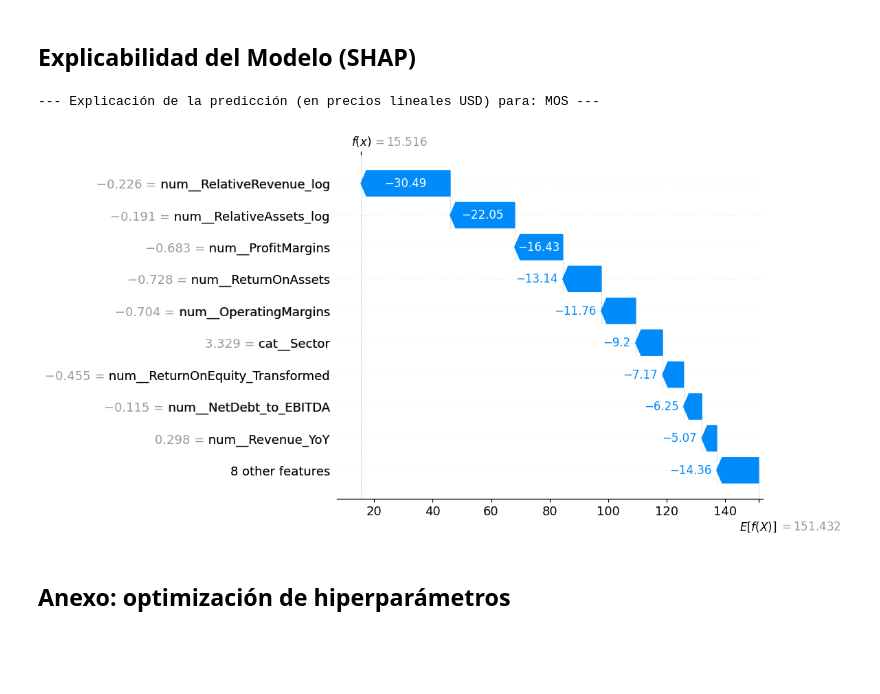
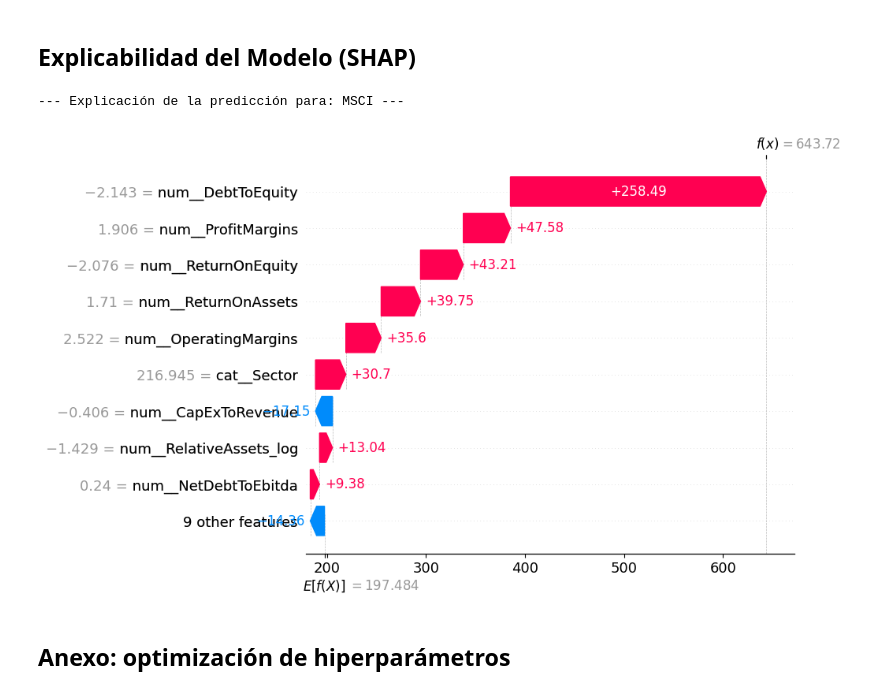
Before and after one commit to sebakremis/FinDataMining, a Jupyter notebook: 03_Modeling.ipynb, the cells around one changed output. Saved outputs shown, nothing was run; the diff lists cells and outputs as text; code cells hidden in the pictures; blank space fills up the shorter version.

```diff
--- a/03_Modeling.ipynb
+++ b/03_Modeling.ipynb
@@ -47,8 +48,11 @@ La mayor parte de las variables fue creada en la fase de extracción.
 # %%
 # Calcular las aceleraciones netas (Momento - Tendencia) para variables de crecimiento.
 # Una vez calculadas, se eliminan las variables trimestrales (reemplazar=True)
-variables_de_crecimiento = ['Revenue_QoQ', 'EBITDA_QoQ', 'FCF_QoQ', 'Capex_QoQ']
+variables_de_crecimiento = ['Revenue_QoQ', 'Ebitda_QoQ', 'Fcf_QoQ', 'CapEx_QoQ']
 df = calcular_acceleration_features(df, variables_de_crecimiento, reemplazar= True)
+# %%
+# Variable flag: empresas con patrimonio negativo
+df['IsNegativeEquity'] = (df['StockholdersEquity'] < 0).astype(int)
 # %%
 # Sectores poco significativos: se agrupan en la categoria "Other"
 # Se saltea en la versión actual
@@ -309,7 +310,7 @@ Reporte exportado en la carpeta data/reports.
 ## Explicabilidad del Modelo (SHAP)
 # %%
 # Seleccionar un Ticker específico a evaluar
-ticker_a_explicar = 'MOS'
+ticker_a_explicar = 'MSCI'
 # %%
 # Extraer los componentes del pipeline
 preprocessor = pipe.named_steps['pre']
@@ -320,52 +321,37 @@ X_test_transformed = preprocessor.transform(X_test)
 
 # Obtener los nombres de las columnas transformadas
 feature_names = preprocessor.get_feature_names_out()
 
 # Crear un DataFrame con los datos transformados para que SHAP lea los nombres
 X_test_shap = pd.DataFrame(X_test_transformed, columns=feature_names, index=X_test.index)
 
-# Definir la función del modelo en escala lineal (dólares en lugar de log)
-def modelo_lineal(X_dataframe):
-    # Se extrae el array de NumPy puro para evitar warnings
-    X_array = X_dataframe.values if hasattr(X_dataframe, 'values') else X_dataframe
-
-    # El modelo predice en logaritmo (Close_log)
-    predicciones_log = rf_model.predict(X_array)
-
-    # Revertimos el logaritmo a escala lineal
-    return np.expm1(predicciones_log)
-
-
 # Verificar que el ticker esté en los datos de test
 if ticker_a_explicar in tickers_test.values:
     # Obtener la posición (índice entero) del ticker en el array de test
     idx = np.where(tickers_test == ticker_a_explicar)[0][0]
 
     # Extraer solo la fila del ticker seleccionado
     X_ticker_eval = X_test_shap.iloc[[idx]]
 
     # Inicializar el explicador de SHAP
-    # Usamos una muestra de 100 datos como "fondo" para calcular el Valor Base promedio en dólares
-    datos_referencia = shap.sample(X_test_shap, 100)
-    explainer = shap.Explainer(modelo_lineal, datos_referencia)
+    explainer = shap.TreeExplainer(rf_model)
 
     # Calcular los valores SHAP (solo para el ticker seleccionado para optimizar tiempo)
     shap_values = explainer(X_ticker_eval)
 
-    print(f"--- Explicación de la predicción (en precios lineales USD) para: {ticker_a_explicar} ---")
+    print(f"--- Explicación de la predicción para: {ticker_a_explicar} ---")
 
     # Crear la figura y visualizar
     plt.figure(figsize=(10, 6))
 
     # Generar el gráfico de cascada (Waterfall plot)
-    # Pasamos shap_values[0] porque ahora solo evaluamos 1 fila
     shap.plots.waterfall(shap_values[0], max_display=10)
 
 else:
     print(f"El ticker {ticker_a_explicar} no se encuentra en el conjunto de test (tickers_test).")
 # %% [output]
---- Explicación de la predicción (en precios lineales USD) para: MOS ---
+--- Explicación de la predicción para: MSCI ---
-[figure, old version]
+[figure, new version]
 # %% [markdown]
 ## Anexo: optimización de hiperparámetros
 # %%
```
Also changed, not shown: parts of 10 cells of this notebook, 6 other files.
